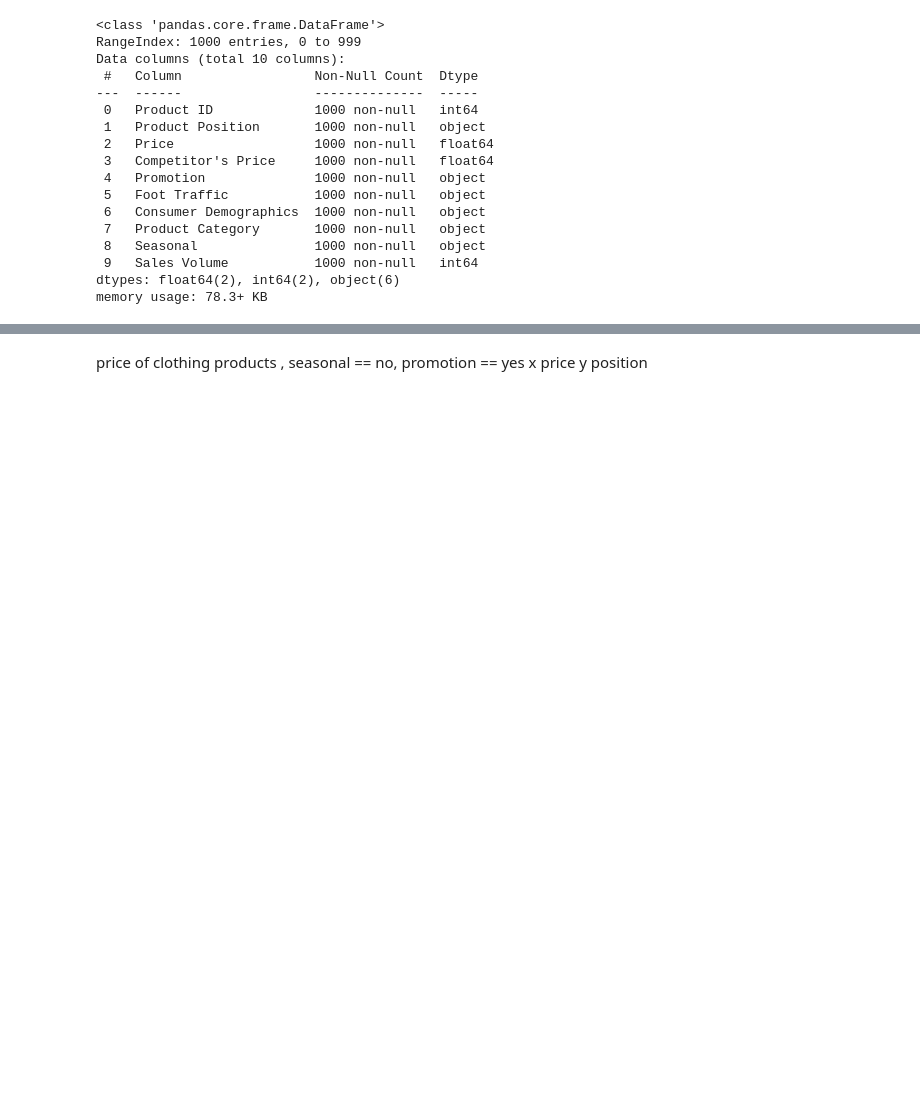
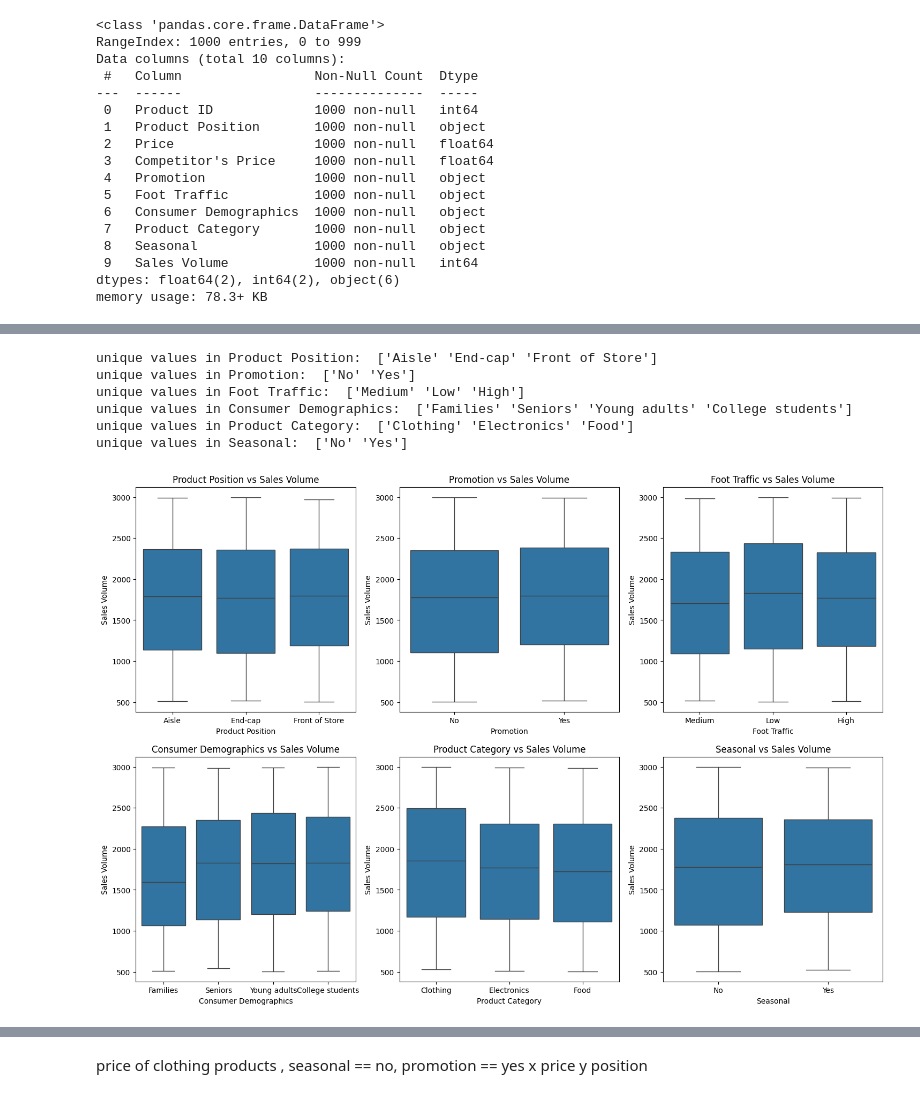
Before and after one commit to AntoanetaStoyanova/Amazon-Product-Reviews, a Jupyter notebook: sale.ipynb, the cells around one changed output, grey strips where cells are left out. Saved outputs shown, nothing was run; the diff lists cells and outputs as text; code cells hidden in the pictures; blank space fills up the shorter version.

```diff
--- a/sale.ipynb
+++ b/sale.ipynb
@@ -55,0 +68,18 @@ AttributeError: module 'plotly.express' has no attribute '__version__'
+# %%
+for col in data.select_dtypes('object').columns:
+    print(f'unique values in {col}: ',data[col].unique())
+# %% [output]
+unique values in Product Position:  ['Aisle' 'End-cap' 'Front of Store']
+unique values in Promotion:  ['No' 'Yes']
+unique values in Foot Traffic:  ['Medium' 'Low' 'High']
+unique values in Consumer Demographics:  ['Families' 'Seniors' 'Young adults' 'College students']
+unique values in Product Category:  ['Clothing' 'Electronics' 'Food']
+unique values in Seasonal:  ['No' 'Yes']
+# %%
+plt.figure(figsize=(18,12))
+for i,col in enumerate(data.select_dtypes('object').columns):
+    plt.subplot(2,3,i+1)
+    sns.boxplot(x=data[col],y=data['Sales Volume'])
+    plt.title(f'{col} vs Sales Volume')
+# %% [output]
+[figure, added]
```
Also changed, not shown: parts of 9 cells of this notebook, 2 other files.
